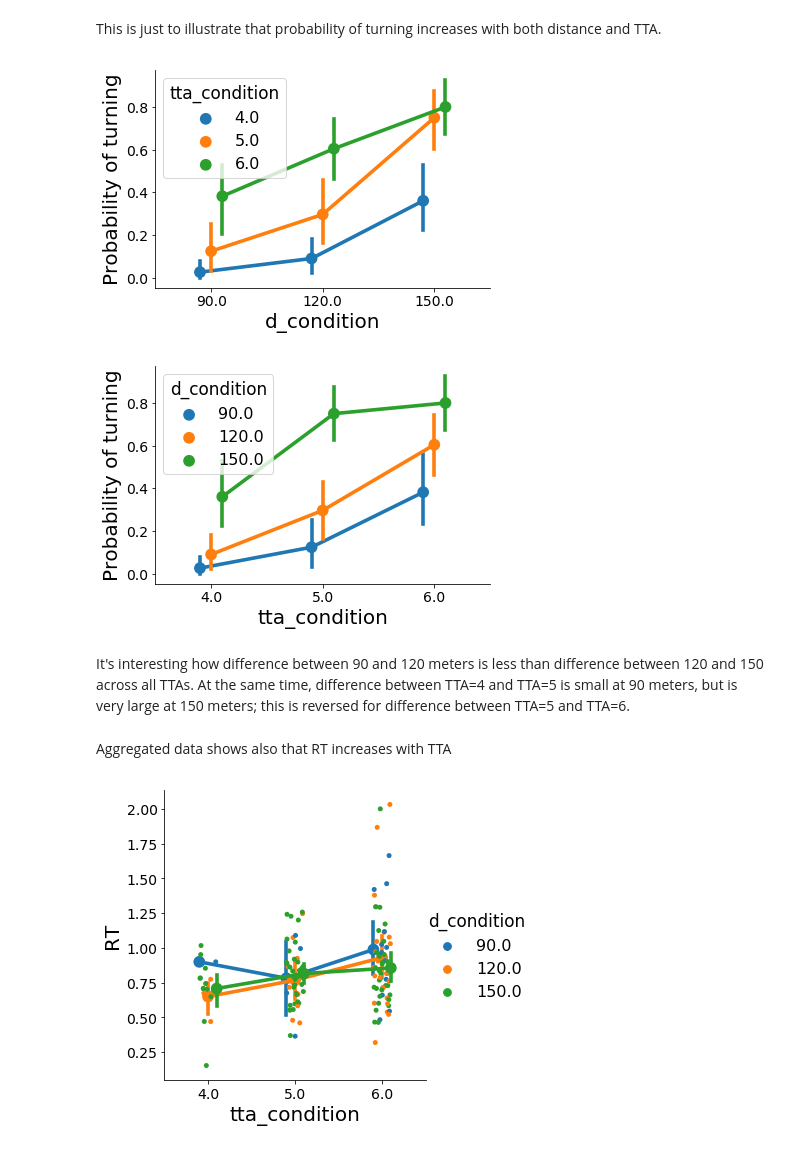
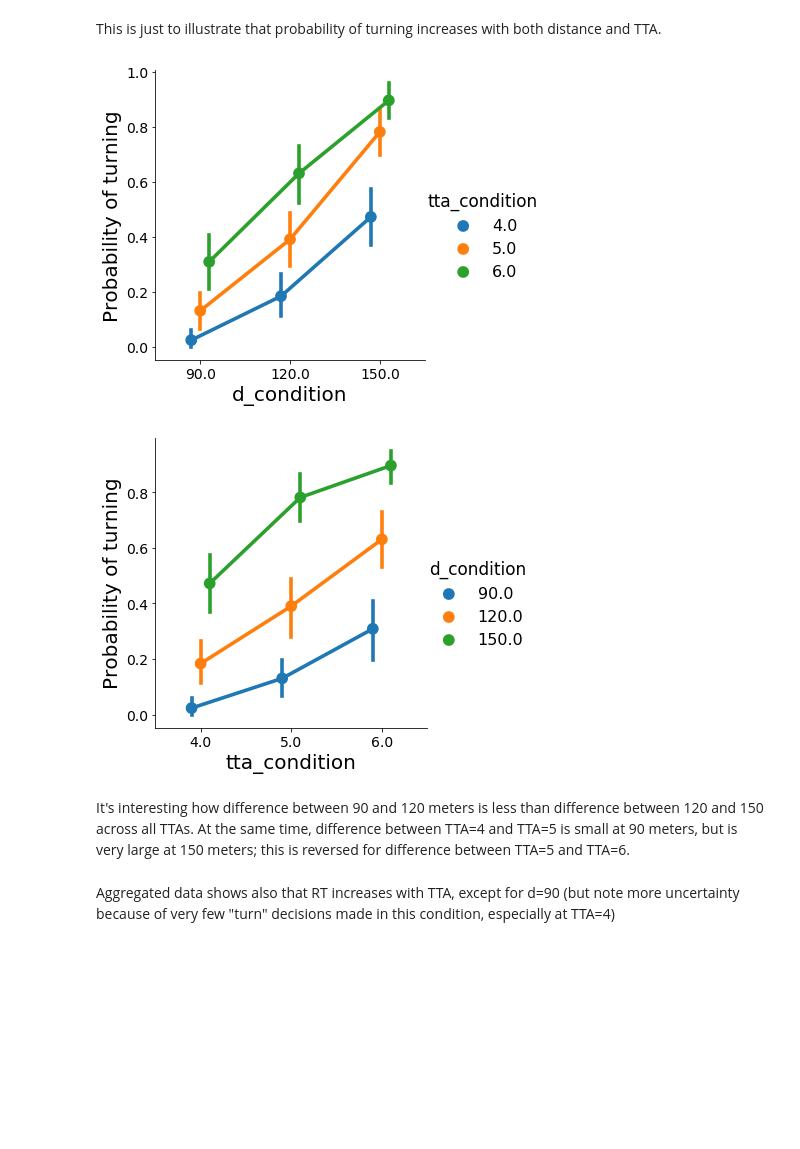
Before and after one commit to cherepaha/evidence_accumulation_in_gap_acceptance, a Jupyter notebook: data_first_look.ipynb, the cells around one changed output. Saved outputs shown, nothing was run; the diff lists cells and outputs as text; code cells hidden in the pictures; blank space fills up the shorter version.

```diff
--- a/data_first_look.ipynb
+++ b/data_first_look.ipynb
@@ -37,18 +46,5 @@ data\642_1_2019_10_01_17_28.txt
 # %% [markdown]
 Response time (RT) is defined as the time between the momen the bot appeared in front of the subject (`idx_bot_spawn`) and the moment the subject pressed the acceleration pedal (`idx_throttle`)
-# %%
-traj_id = (129, 2, 5, 15)
-traj = data.loc[traj_id]
-
-idx_slowdown = (traj.ego_v<1.0).to_numpy().nonzero()[0][0]
-bot_a_max = traj.bot_a.max()
-idx_bot_spawn = traj.bot_x.to_numpy().nonzero()[0][0]
-#         idx_bot_spawn = idx_slowdown + (traj[idx_slowdown:].bot_a<0.1*bot_a_max).to_numpy().nonzero()[0][0]
-throttle = traj.iloc[idx_bot_spawn:, traj.columns.get_loc('throttle')]
-idx_response = idx_bot_spawn + (throttle>0).to_numpy().nonzero()[0][0]
-RT = traj.t.values[idx_response] - traj.t.values[idx_bot_spawn]
-idx_min_distance = idx_bot_spawn + np.argmin(traj.d_ego_bot[idx_bot_spawn:].values)
-min_distance = min(traj.d_ego_bot[idx_bot_spawn:].values)
 # %%
 def get_measures(traj):
     '''
@@ -56,13 +52,10 @@ def get_measures(traj):
     The time of bot spawn is the first time bot_a is less than 10% of its max value (after the ego car slows
     down to 1 m/s).
     '''
-#     print(traj.name)
-
     if sum(traj.ego_v<1.0):
         idx_slowdown = (traj.ego_v<1.0).to_numpy().nonzero()[0][0]
         bot_a_max = traj.bot_a.max()
-        idx_bot_spawn = traj.bot_x.to_numpy().nonzero()[0][0]
-#         idx_bot_spawn = idx_slowdown + (traj[idx_slowdown:].bot_a<0.1*bot_a_max).to_numpy().nonzero()[0][0]
+        idx_bot_spawn = traj.bot_x.to_numpy().nonzero()[0][0] + (traj[idx_slowdown:].bot_a<1).to_numpy().nonzero()[0][0]
         throttle = traj.iloc[idx_bot_spawn:, traj.columns.get_loc('throttle')]
         idx_response = idx_bot_spawn + (throttle>0).to_numpy().nonzero()[0][0]
         RT = traj.t.values[idx_response] - traj.t.values[idx_bot_spawn]
@@ -83,17 +76,6 @@ def get_measures(traj):
 
 def get_data(data_file='raw_data_merged.txt'):
     data = pd.read_csv(data_file, sep='\t', index_col=['subj_id', 'session', 'route', 'intersection_no'])
-#     trials_to_exclude = [(618, 1, 1, 11),
-#                          (618, 1, 1, 12),
-#                          (618, 1, 1, 15),
-#                          (618, 1, 2, 10),
-#                          (618, 1, 2, 16),
-#                          (618, 1, 3, 8),
-#                          (618, 1, 3, 25),
-#                          (618, 1, 4, 20),
-#                          (618, 1, 4, 25),
-#                          (642, 1, 1, 11)]
-#     data = data.drop(trials_to_exclude)
 
     data.loc[:,'t'] = data.t.groupby(data.index.names).transform(lambda t: (t-t.min()))
 
@@ -391,23 +370,16 @@ Let's aggregate the data for all subjects, given that the patterns seem to be fa
 # %% [markdown]
 This is just to illustrate that probability of turning increases with both distance and TTA.
 # %%
-ax = sns.pointplot(data=measures, x='d_condition', y='is_turn_decision', hue='tta_condition', join=True, dodge=0.2)
-ax.set_ylabel('Probability of turning');
+g = sns.catplot(kind='point', data=measures, x='d_condition', y='is_turn_decision', hue='tta_condition', join=True, dodge=0.2)
+g.axes[0][0].set_ylabel('Probability of turning');
 # %% [output]
-[figure, old version]
+[figure, new version]
 # %%
-ax = sns.pointplot(data=measures, x='tta_condition', y='is_turn_decision', hue='d_condition', join=True, dodge=0.2)
-ax.set_ylabel('Probability of turning');
+g = sns.catplot(kind='point', data=measures, x='tta_condition', y='is_turn_decision', hue='d_condition', join=True, dodge=0.2)
+g.axes[0][0].set_ylabel('Probability of turning');
 # %% [output]
-[figure, old version]
+[figure, new version]
 # %% [markdown]
 It's interesting how difference between 90 and 120 meters is less than difference between 120 and 150 across all TTAs.  At the same time, difference between TTA=4 and TTA=5 is small at 90 meters, but is very large at 150 meters; this is reversed for difference between TTA=5 and TTA=6.
 # %% [markdown]
-Aggregated data shows also that RT increases with TTA
+Aggregated data shows also that RT increases with TTA, except for d=90 (but note more uncertainty because of very few "turn" decisions made in this condition, especially at TTA=4)
-# %%
-grid = sns.catplot(data=measures_turn, x='tta_condition', y='RT', hue='d_condition')
-ax = grid.axes[0][0]
-sns.pointplot(data=measures_turn, x='tta_condition', y='RT', hue='d_condition', ax=ax, alpha=0.1, dodge=0.2)
-ax.legend().remove()
-# %% [output]
-[figure, removed]
```
Also changed, not shown: parts of 39 cells of this notebook.
